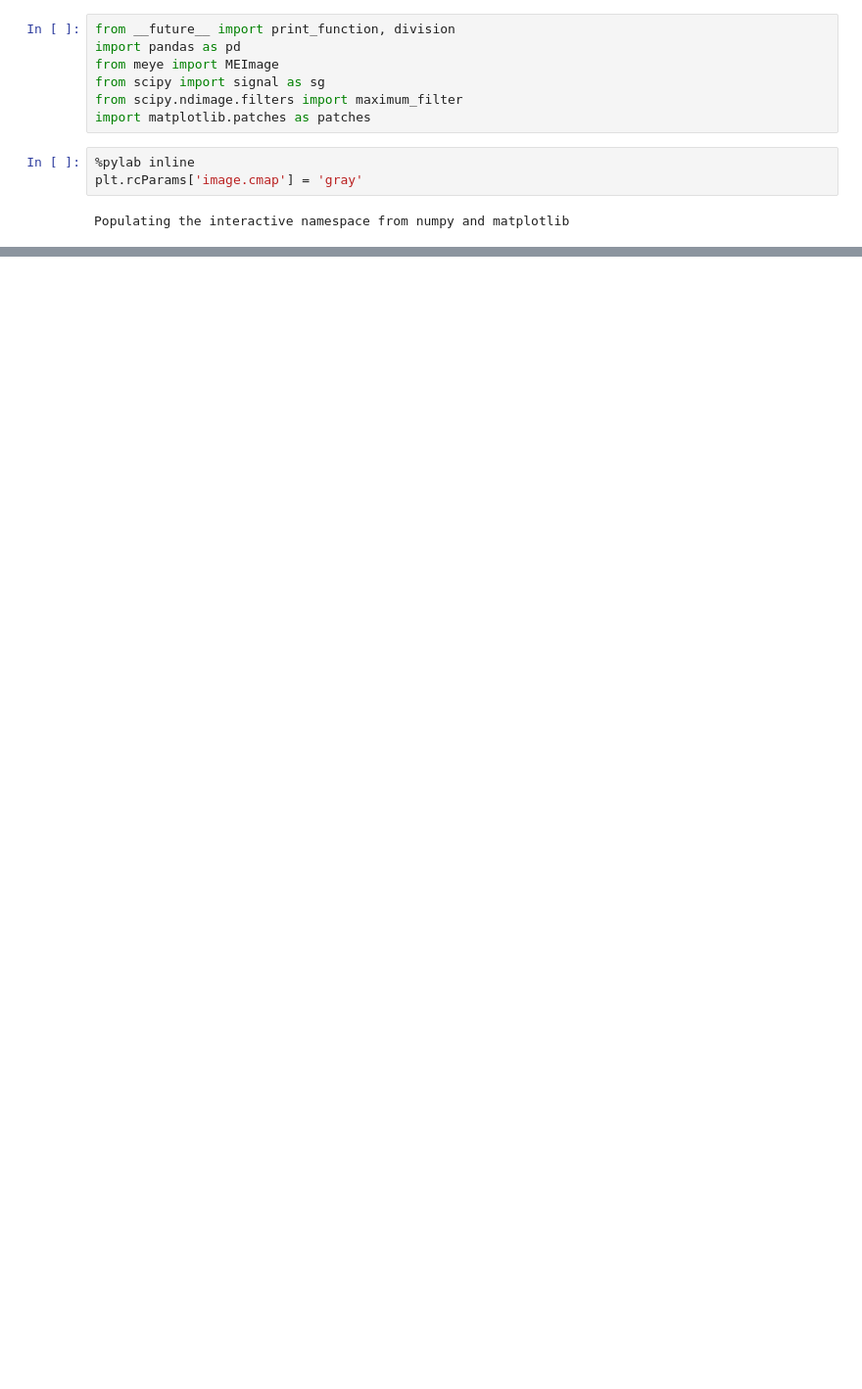
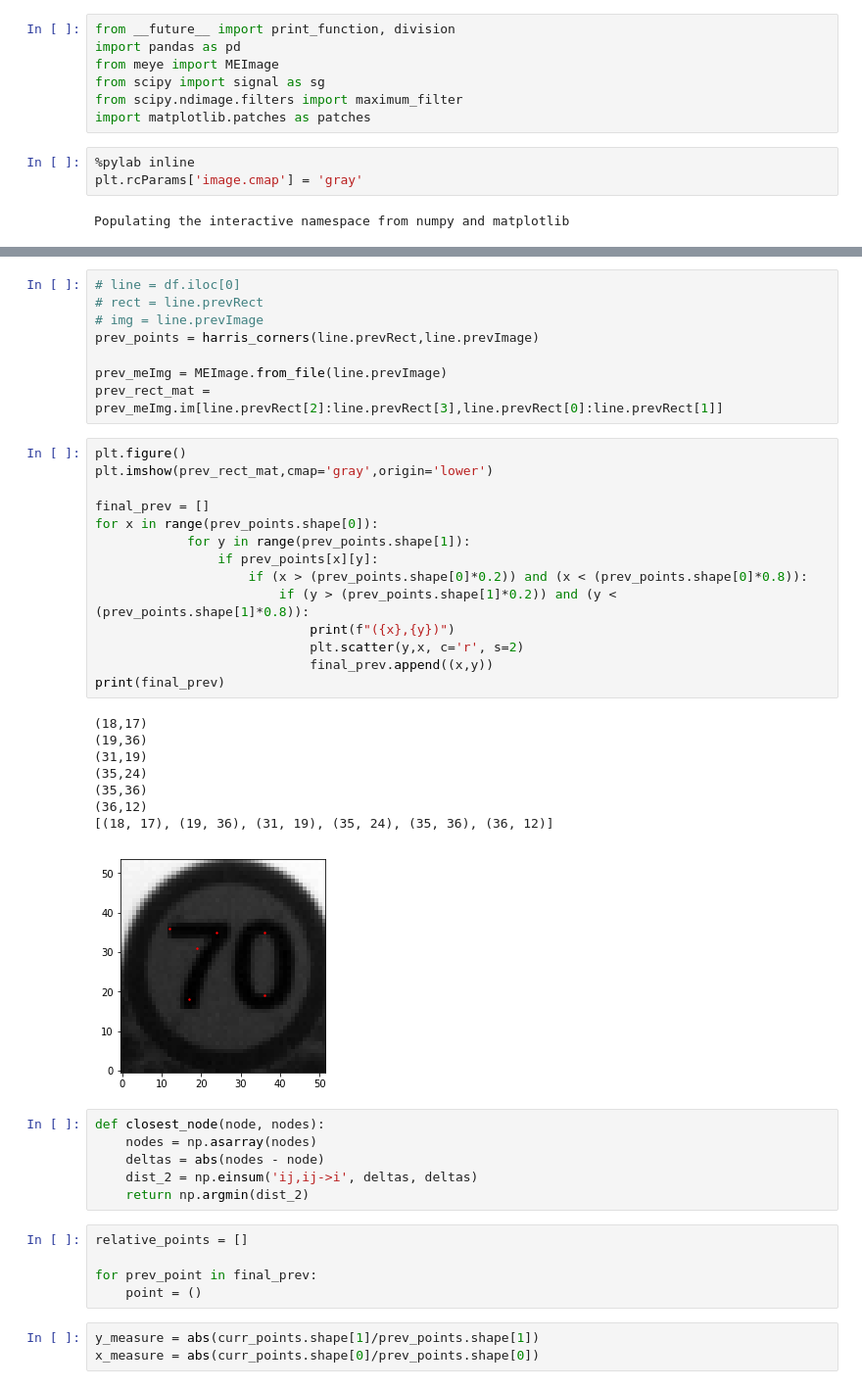
Before and after one commit to hodayamar/excellenteam-python-mobileye-distance-calculation, a Jupyter notebook: organized_algo.ipynb, the cells around one changed output, grey strips where cells are left out. Shown at 98% size. Saved outputs shown, nothing was run; the diff lists cells and outputs as text; blank space fills up the shorter version.

```diff
--- a/organized_algo.ipynb
+++ b/organized_algo.ipynb
@@ -141,0 +178,45 @@ mask
+# %%
+# line = df.iloc[0]
+# rect = line.prevRect
+# img = line.prevImage
+prev_points = harris_corners(line.prevRect,line.prevImage)
+
+prev_meImg = MEImage.from_file(line.prevImage)
+prev_rect_mat = prev_meImg.im[line.prevRect[2]:line.prevRect[3],line.prevRect[0]:line.prevRect[1]]
+# %%
+plt.figure()
+plt.imshow(prev_rect_mat,cmap='gray',origin='lower')
+
+final_prev = []
+for x in range(prev_points.shape[0]):
+            for y in range(prev_points.shape[1]):
+                if prev_points[x][y]:
+                    if (x > (prev_points.shape[0]*0.2)) and (x < (prev_points.shape[0]*0.8)):
+                        if (y > (prev_points.shape[1]*0.2)) and (y < (prev_points.shape[1]*0.8)):
+                            print(f"({x},{y})")
+                            plt.scatter(y,x, c='r', s=2)
+                            final_prev.append((x,y))
+print(final_prev)
+# %% [output]
+(18,17)
+(19,36)
+(31,19)
+(35,24)
+(35,36)
+(36,12)
+[(18, 17), (19, 36), (31, 19), (35, 24), (35, 36), (36, 12)]
+[figure, added]
+# %%
+def closest_node(node, nodes):
+    nodes = np.asarray(nodes)
+    deltas = abs(nodes - node)
+    dist_2 = np.einsum('ij,ij->i', deltas, deltas)
+    return np.argmin(dist_2)
+# %%
+relative_points = []
+
+for prev_point in final_prev:
+    point = ()
+# %%
+y_measure = abs(curr_points.shape[1]/prev_points.shape[1])
+x_measure = abs(curr_points.shape[0]/prev_points.shape[0])
```
Also changed, not shown: parts of 21 cells of this notebook, 1 other file.
